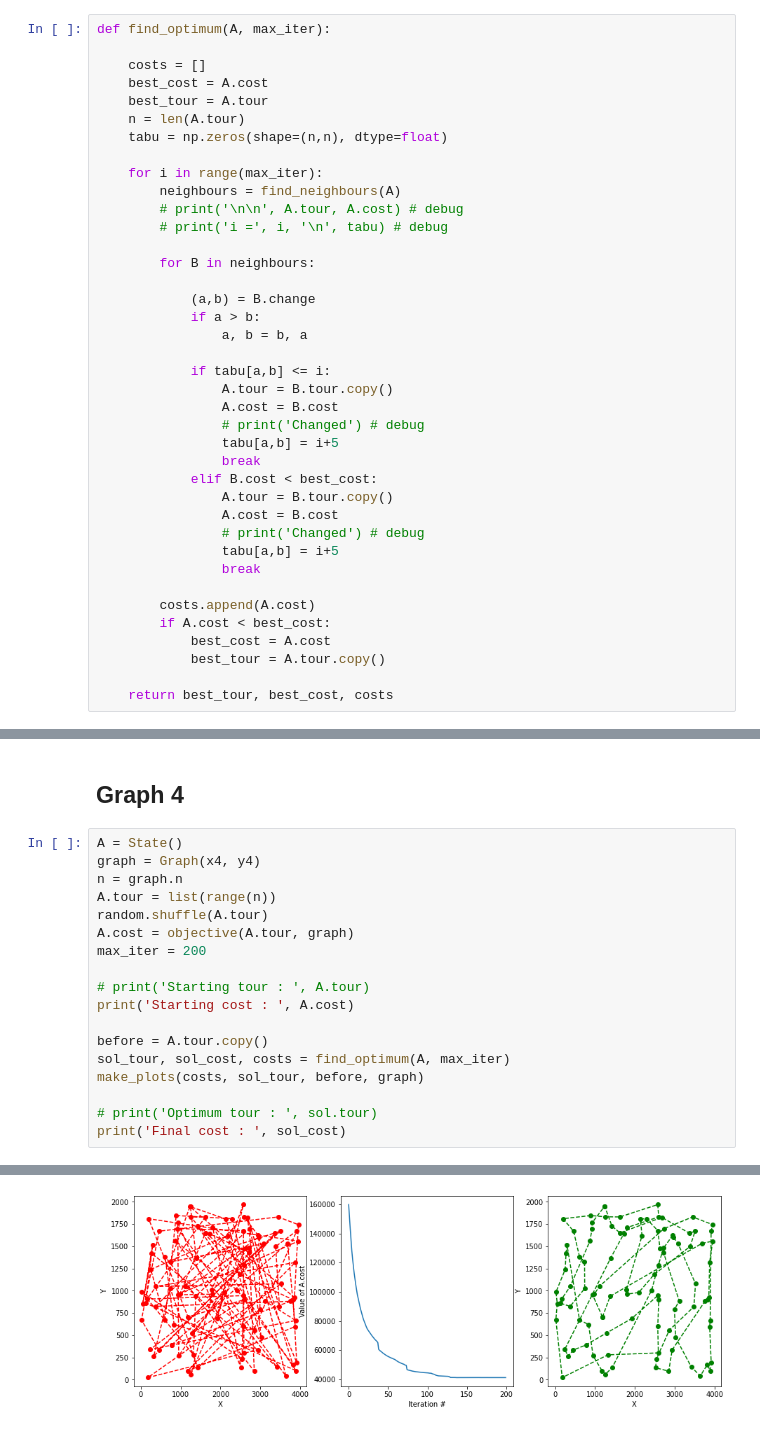
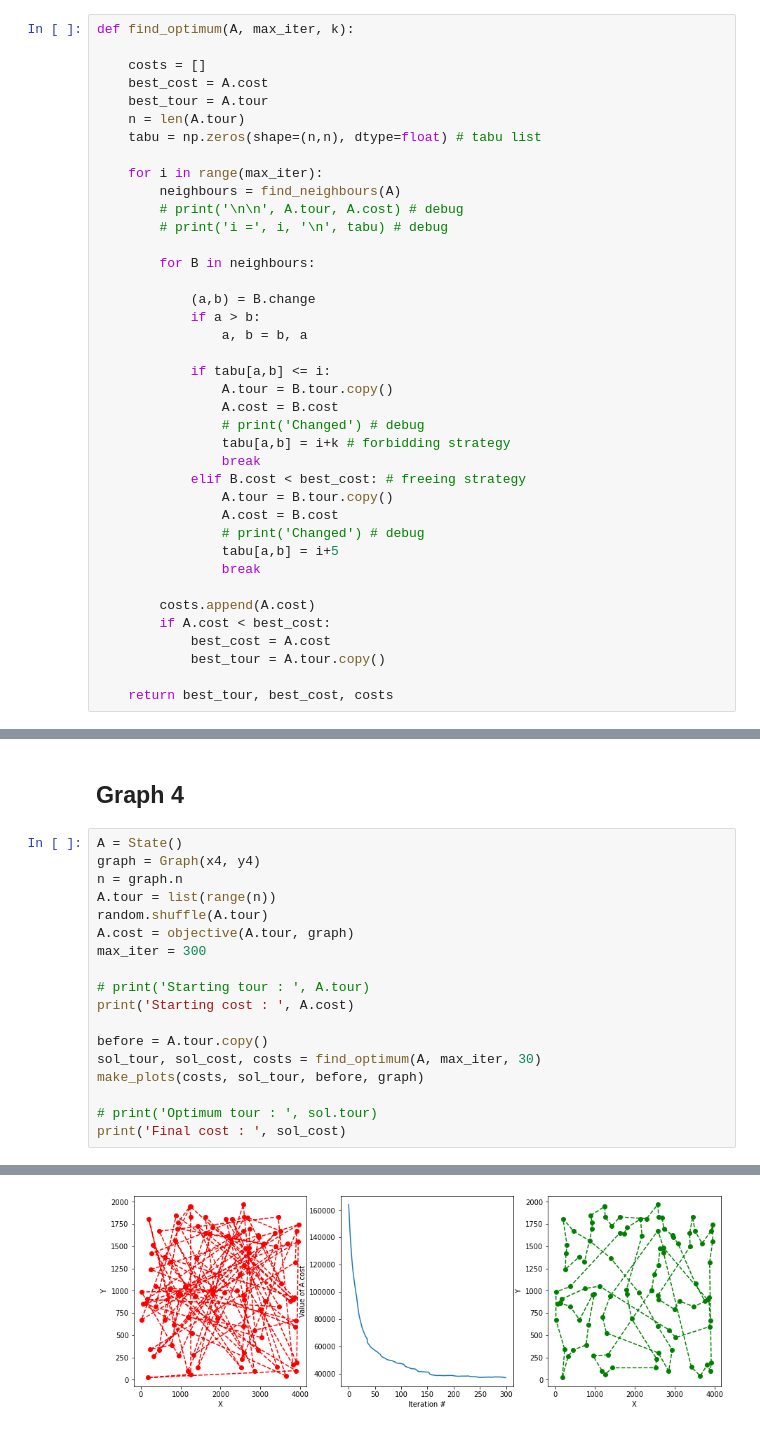
Before and after one commit to sharatsachin/optimization, a Jupyter notebook: 05_TabuSearch/TS-TravellingSalesman.ipynb, the cells around one changed output, grey strips where cells are left out. Saved outputs shown, nothing was run; the diff lists cells and outputs as text.

```diff
--- a/05_TabuSearch/TS-TravellingSalesman.ipynb
+++ b/05_TabuSearch/TS-TravellingSalesman.ipynb
@@ -113,13 +113,13 @@ def find_neighbours(A):
 # %% [markdown]
 ## Tabu Search funtion
 # %%
-def find_optimum(A, max_iter):
+def find_optimum(A, max_iter, k):
 
     costs = []
     best_cost = A.cost
     best_tour = A.tour
     n = len(A.tour)
-    tabu = np.zeros(shape=(n,n), dtype=float)
+    tabu = np.zeros(shape=(n,n), dtype=float) # tabu list
 
     for i in range(max_iter):
         neighbours = find_neighbours(A)
@@ -136,9 +136,9 @@ def find_optimum(A, max_iter):
                 A.tour = B.tour.copy()
                 A.cost = B.cost
                 # print('Changed') # debug
-                tabu[a,b] = i+5
+                tabu[a,b] = i+k # forbidding strategy
                 break
-            elif B.cost < best_cost:
+            elif B.cost < best_cost: # freeing strategy
                 A.tour = B.tour.copy()
                 A.cost = B.cost
                 # print('Changed') # debug
@@ -236,13 +236,13 @@ n = graph.n
 A.tour = list(range(n))
 random.shuffle(A.tour)
 A.cost = objective(A.tour, graph)
-max_iter = 200
+max_iter = 300
 
 # print('Starting tour : ', A.tour)
 print('Starting cost : ', A.cost)
 
 before = A.tour.copy()
-sol_tour, sol_cost, costs = find_optimum(A, max_iter)
+sol_tour, sol_cost, costs = find_optimum(A, max_iter, 30)
 make_plots(costs, sol_tour, before, graph)
 
 # print('Optimum tour : ', sol.tour)
@@ -253 +253 @@ Final cost :  41175.91694086047
-[figure, old version]
+[figure, new version]
```
Also changed, not shown: parts of 4 cells of this notebook, 4 other files.
